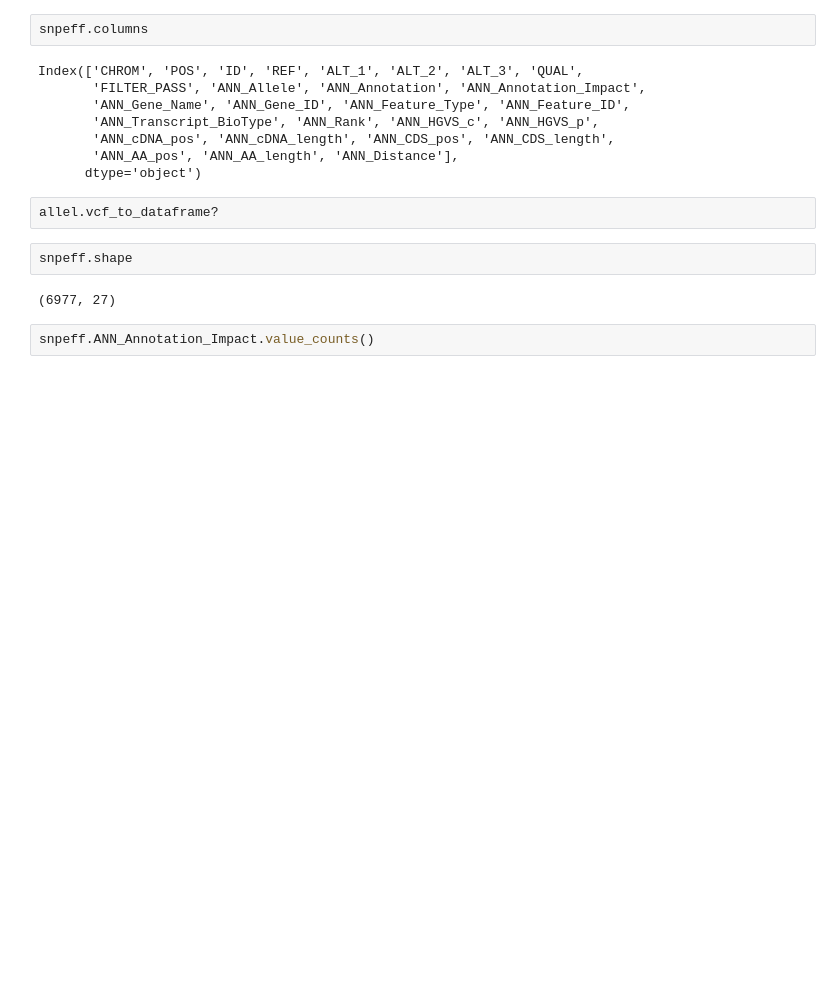
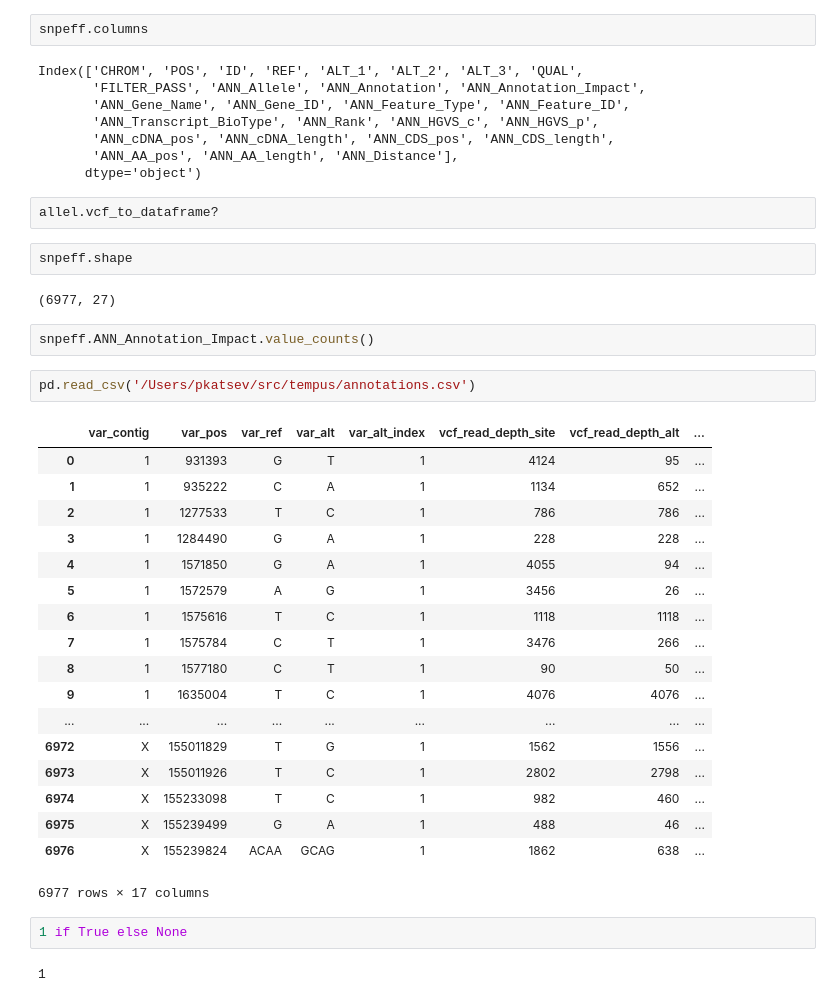
Before and after one commit to p7k/tempus, a Jupyter notebook: nb/vcfstats.ipynb, the cells around one changed output. Saved outputs shown, nothing was run; the diff lists cells and outputs as text; blank space fills up the shorter version.

```diff
--- a/nb/vcfstats.ipynb
+++ b/nb/vcfstats.ipynb
@@ -383,3 +352,28 @@ snpeff.shape
 (6977, 27)
 # %%
 snpeff.ANN_Annotation_Impact.value_counts()
+# %%
+pd.read_csv('/Users/pkatsev/src/tempus/annotations.csv')
+# %% [output]
+|  | var_contig | var_pos | var_ref | var_alt | var_alt_index | vcf_read_depth_site | vcf_read_depth_alt | ... |
+| 0 | 1 | 931393 | G | T | 1 | 4124 | 95 | ... |
+| 1 | 1 | 935222 | C | A | 1 | 1134 | 652 | ... |
+| 2 | 1 | 1277533 | T | C | 1 | 786 | 786 | ... |
+| 3 | 1 | 1284490 | G | A | 1 | 228 | 228 | ... |
+| 4 | 1 | 1571850 | G | A | 1 | 4055 | 94 | ... |
+| 5 | 1 | 1572579 | A | G | 1 | 3456 | 26 | ... |
+| 6 | 1 | 1575616 | T | C | 1 | 1118 | 1118 | ... |
+| 7 | 1 | 1575784 | C | T | 1 | 3476 | 266 | ... |
+| 8 | 1 | 1577180 | C | T | 1 | 90 | 50 | ... |
+| 9 | 1 | 1635004 | T | C | 1 | 4076 | 4076 | ... |
+| ... | ... | ... | ... | ... | ... | ... | ... | ... |
+| 6972 | X | 155011829 | T | G | 1 | 1562 | 1556 | ... |
+| 6973 | X | 155011926 | T | C | 1 | 2802 | 2798 | ... |
+| 6974 | X | 155233098 | T | C | 1 | 982 | 460 | ... |
+| 6975 | X | 155239499 | G | A | 1 | 488 | 46 | ... |
+| 6976 | X | 155239824 | ACAA | GCAG | 1 | 1862 | 638 | ... |
+6977 rows × 17 columns
+# %%
+1 if True else None
+# %% [output]
+1
```
Also changed, not shown: parts of 21 cells of this notebook, 10 other files.
